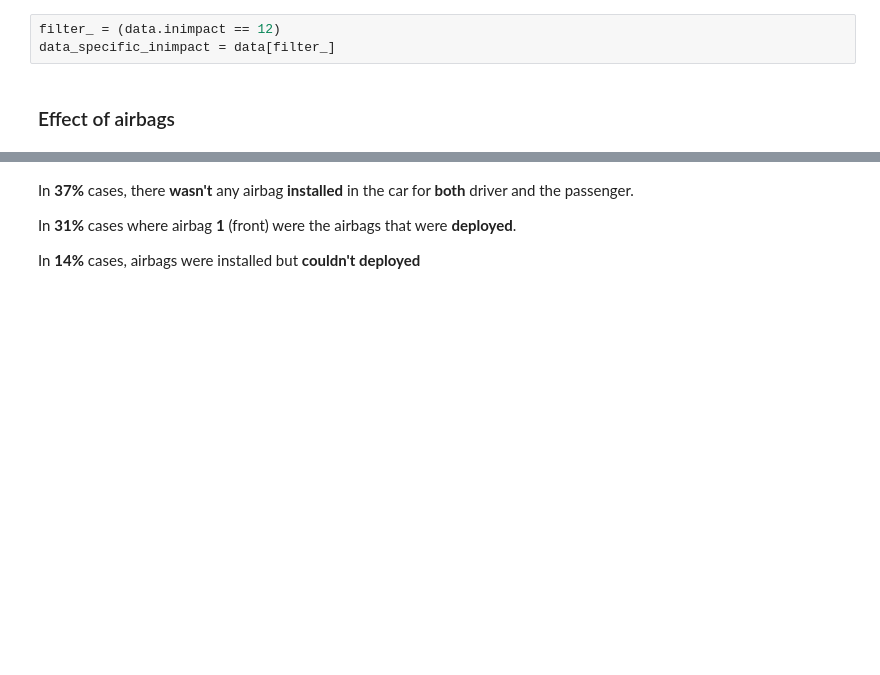
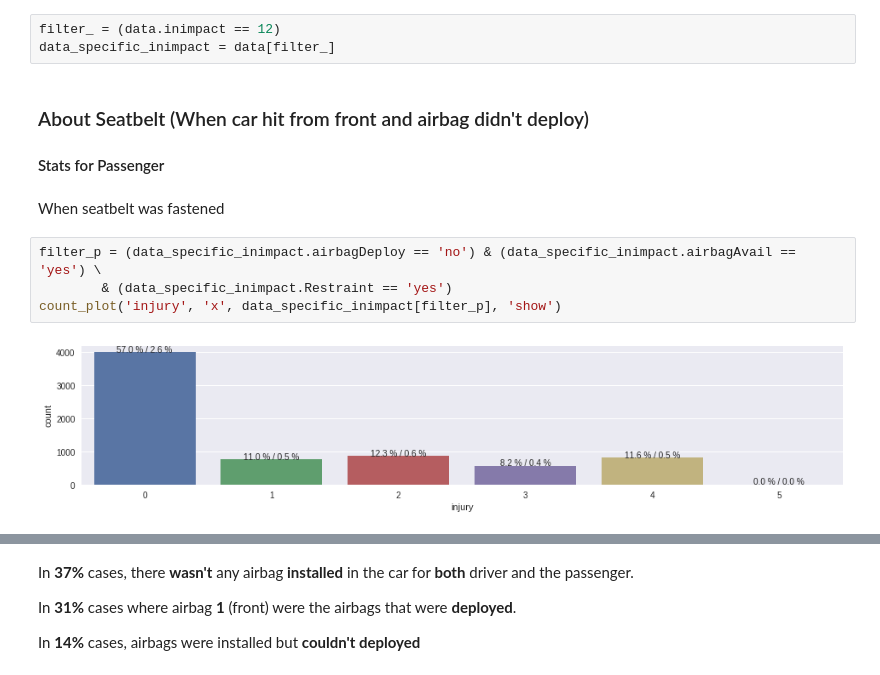
Before and after one commit to sohaibomr/data_analysis-FARS, a Jupyter notebook: sa_eda_fars.ipynb, the cells around one changed output, grey strips where cells are left out. Cells and saved outputs as stored; diff of their text form; blank space fills up the shorter version.

```diff
--- a/sa_eda_fars.ipynb
+++ b/sa_eda_fars.ipynb
@@ -105,5 +105,15 @@ total impact points:  24
 # %%
 filter_ = (data.inimpact == 12)
 data_specific_inimpact = data[filter_]
-# %% [markdown]
-### Effect of  airbags
+# %% [markdown]
+### About Seatbelt (When car hit from front and airbag didn't deploy)
+
+#### Stats for Passenger
+# %% [markdown]
+When seatbelt was fastened
+# %%
+filter_p = (data_specific_inimpact.airbagDeploy == 'no') & (data_specific_inimpact.airbagAvail == 'yes') \
+        & (data_specific_inimpact.Restraint == 'yes')
+count_plot('injury', 'x', data_specific_inimpact[filter_p], 'show')
+# %% [output]
+[figure, added]
```
Also changed, not shown: parts of 26 cells of this notebook.
